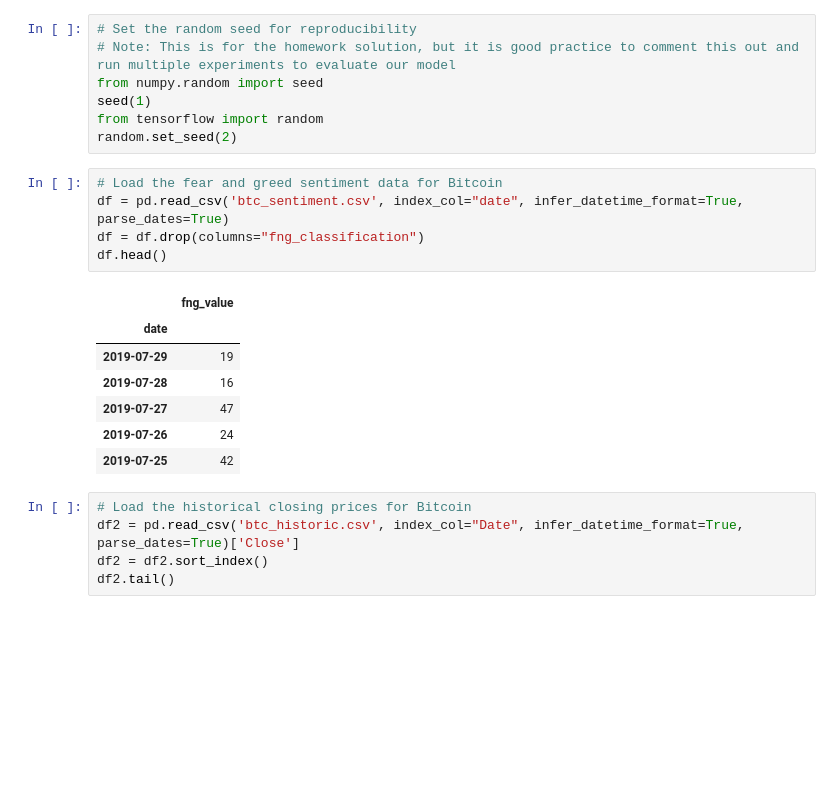
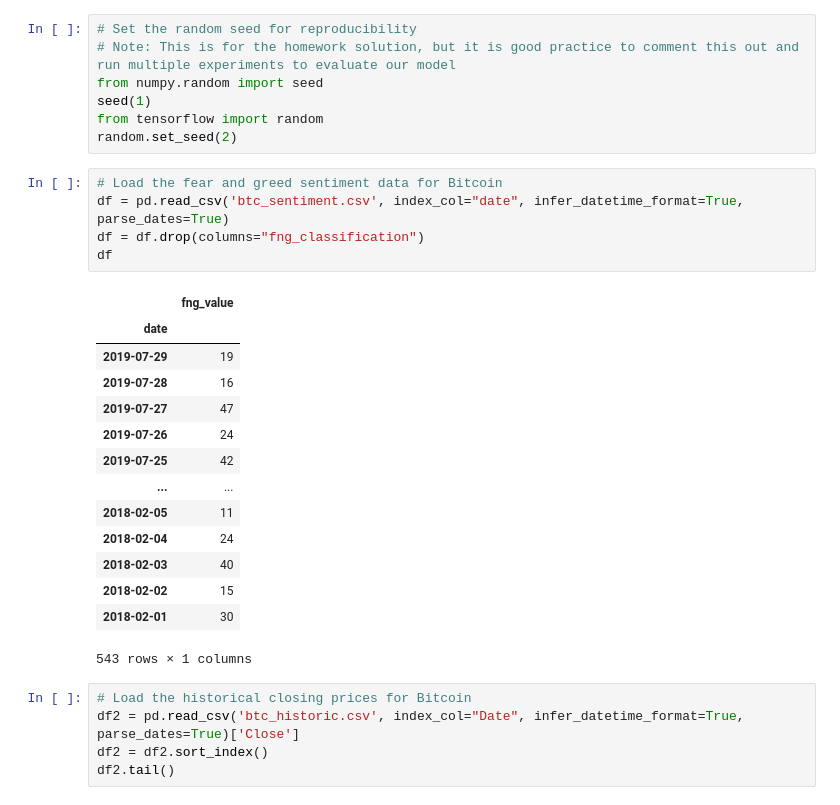
Before and after one commit to Dirgeguy/SKLearn-LSTM-Price-Predictions, a Jupyter notebook: Data & Notebooks/lstm_stock_predictor_fng.ipynb, the cells around one changed output. Drawn from its saved outputs; the diff is of its cells as text; blank space fills up the shorter version.

```diff
--- a/Data & Notebooks/lstm_stock_predictor_fng.ipynb
+++ b/Data & Notebooks/lstm_stock_predictor_fng.ipynb
@@ -39,16 +39,23 @@ random.set_seed(2)
 # %%
 # Load the fear and greed sentiment data for Bitcoin
 df = pd.read_csv('btc_sentiment.csv', index_col="date", infer_datetime_format=True, parse_dates=True)
 df = df.drop(columns="fng_classification")
-df.head()
+df
 # %% [output]
 |  | fng_value |
 | date |  |
 | 2019-07-29 | 19 |
 | 2019-07-28 | 16 |
 | 2019-07-27 | 47 |
 | 2019-07-26 | 24 |
 | 2019-07-25 | 42 |
+| ... | ... |
+| 2018-02-05 | 11 |
+| 2018-02-04 | 24 |
+| 2018-02-03 | 40 |
+| 2018-02-02 | 15 |
+| 2018-02-01 | 30 |
+543 rows × 1 columns
 # %%
 # Load the historical closing prices for Bitcoin
 df2 = pd.read_csv('btc_historic.csv', index_col="Date", infer_datetime_format=True, parse_dates=True)['Close']
```
Also changed, not shown: parts of 1 cell of this notebook.
